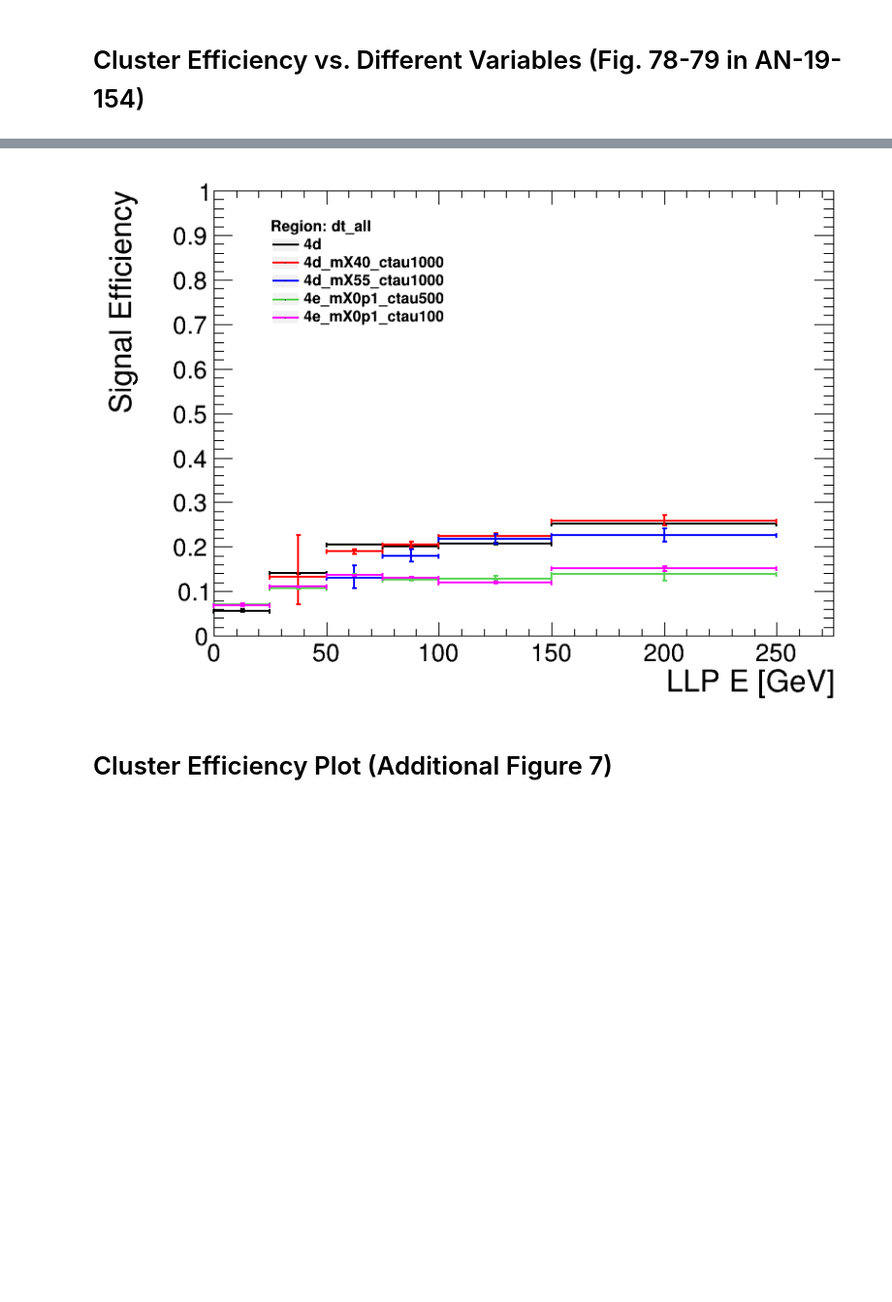
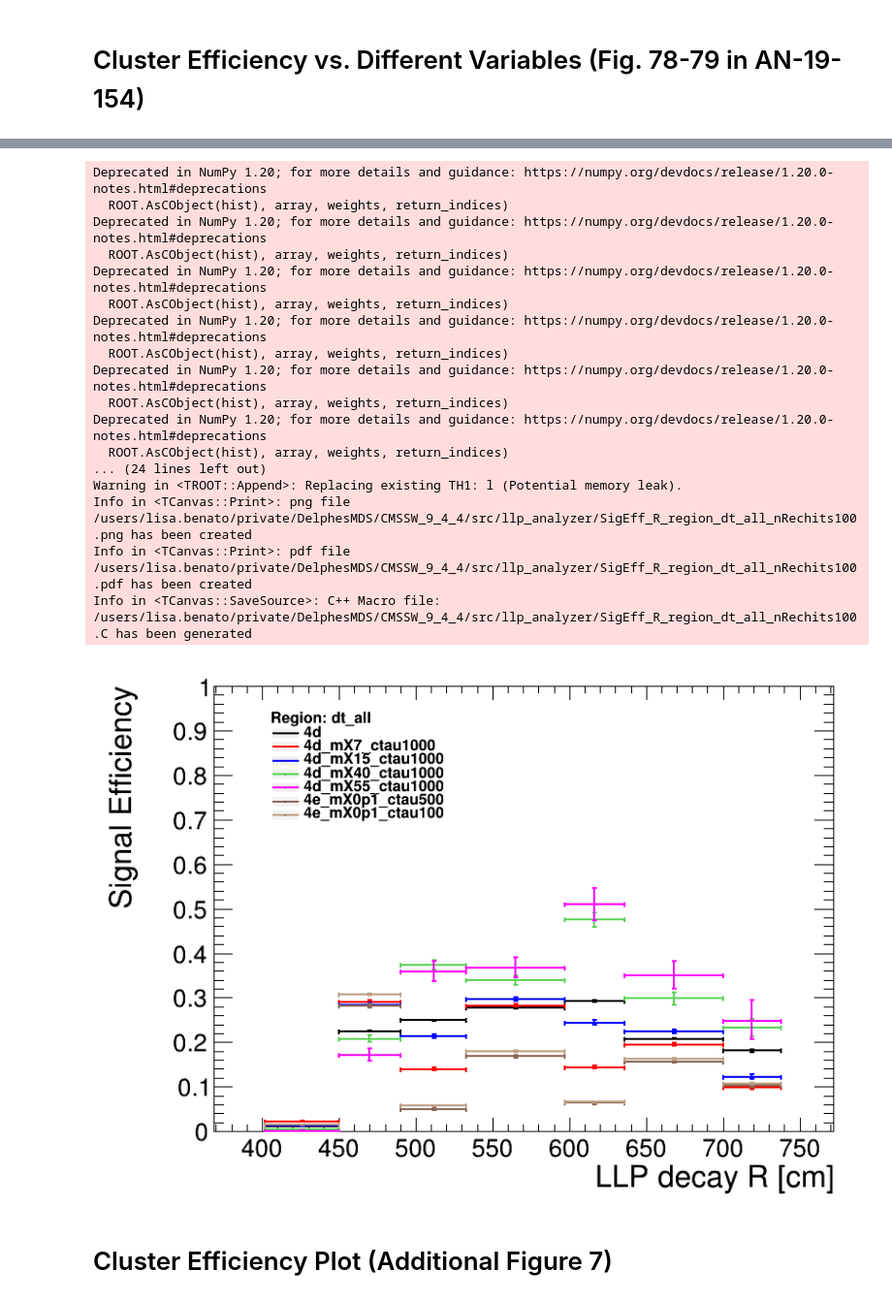
Before and after one commit to lbenato/delayed_jet_analyzer, a Jupyter notebook: plot_scripts/MuonSystem_Analysis/csc/supplementary_materials/MuonSystem_plots-DT-clusterEfficiency_L.ipynb, the cells around one changed output, grey strips where cells are left out. Shown at 97% size. Cells and saved outputs as stored; diff of their text form; code cells hidden in the pictures; blank space fills up the shorter version.

```diff
--- a/plot_scripts/MuonSystem_Analysis/csc/supplementary_materials/MuonSystem_plots-DT-clusterEfficiency_L.ipynb
+++ b/plot_scripts/MuonSystem_Analysis/csc/supplementary_materials/MuonSystem_plots-DT-clusterEfficiency_L.ipynb
@@ -321,6 +359,7 @@ for k, T in tree.items():
 
     #TODO: here LLP in DT acceptance (MB2, MB3, MB4)
     sel_llp = (np.abs(gLLP_eta) < 2.4) & (gLLP_r < mb4_rmax) & (np.abs(gLLP_z) < w2_zmax)
+    #perhaps drop this: LLPs with radial distance before mb1 can create clusters actually!
     sel_llp = sel_llp & (np.abs(gLLP_r) > mb1_rmin)
 
     sel_ev = ak.sum(sel_llp, axis=1) == 1
@@ -452,10 +491,10 @@ for k, T in tree.items():
     sel_ev = sel_ev & (ak.sum(sel_rechitcluster, axis=1) == 1)
     print("events passing: ",ak.sum(sel_ev))
     #suppressing cosmics?
-    #sel_ev = sel_ev & (arr(T,"nDtStations25") < 3)
-    #sel_ev = sel_ev & (arr(T,"nDtWheels25") < 3)
-    #print("events passing cosmic?: ",ak.sum(sel_ev))
-    print("nCluster after selections: ",ak.sum(sel_rechitcluster, axis=1)[sel_ev])
+    sel_ev_tmp = sel_ev & (arr(T,"nDtStations25") < 3)
+    sel_ev_tmp = sel_ev & (arr(T,"nDtWheels25") < 3)
+    print("events passing cosmic?: ",ak.sum(sel_ev_tmp),ak.sum(sel_ev_tmp)/ak.sum(sel_ev))
+    #print("nCluster after selections: ",ak.sum(sel_rechitcluster, axis=1)[sel_ev])
 
     # Per-event after cluster selection (flat; do NOT flatten)
     dt_stations[k] = arr(T,"nDtStations25")[sel_ev]
@@ -473,8 +512,8 @@ for k, T in tree.items():
     cluster_llp_time[k] = np.sqrt(clusterR[k] ** 2 + clusterZ[k] ** 2) * (1.0 / np.abs(beta_flat) - 1.0) / 30.0
 
     cluster_llp_eta[k] = ak.flatten(np.abs(arr(T, f'{pref}_match_gLLP_eta')[sel_rechitcluster][sel_ev]))
-    print("cluster eta ",cluster_llp_eta[k])
-    print("llp eta ",llp_eta[k])
+    #print("cluster eta ",cluster_llp_eta[k])
+    #print("llp eta ",llp_eta[k])
     clusterEta[k] = ak.flatten(np.abs(arr(T, f'{pref}Eta')[sel_rechitcluster][sel_ev]))
     clusterSize[k] = ak.flatten(arr(T, f'{pref}Size')[sel_rechitcluster][sel_ev])
 
@@ -679,7 +741,8 @@ bins = [[60,0,700], [70, 400, 1275], [0, 25,50,75,100, 150,250], [25,0,500],[25,
 
 #L:
 bins = [
-    [25,0,1000],#0
+    #[25,0,1000],#0
+    [300,mb1_rmin,mb1_rmax,mb2_rmin,mb2_rmax,mb3_rmin,mb3_rmax,mb4_rmin,mb4_rmax,1000],
     [20, 0, 1000],#1
     [0, 25,50,75,100, 150,250], #2
     [25,0,500],#3
@@ -756,7 +819,7 @@ assert(len(denominator)==len(numerator)==len(bins)==len(xaxis))
 index = 2 #LLP E
 #index = 13#LLP EM E
 #index = 17#LLP Had E
-#index = 0 #R
+index = 0 #R
 #index = 1 #Z
 
 hm = {}
@@ -770,7 +833,16 @@ leg.SetTextSize(0.03)
 leg.SetBorderSize(0)
 leg.SetEntrySeparation(0.01)
 j = 0
-plot_keys = ['4d','4d_mX40_ctau1000','4d_mX55_ctau1000','4e_mX0p1_ctau500','4e_mX0p1_ctau100']
+plot_keys = [
+    '4d',
+    '4d_mX7_ctau1000',
+    '4d_mX15_ctau1000',
+    '4d_mX40_ctau1000',
+    '4d_mX55_ctau1000',
+    '4e_mX0p1_ctau500',
+    '4e_mX0p1_ctau100']
+
+#plot_keys = tree.keys()
 for i, m in enumerate(plot_keys):#enumerate(tree.keys()):
     print(m)
 #
@@ -974,4 +1050,21 @@ Info in <TCanvas::SaveSource>: C++ Macro file: /users/lisa.benato/private/Delphe
+Deprecated in NumPy 1.20; for more details and guidance: https://numpy.org/devdocs/release/1.20.0-notes.html#deprecations
+  ROOT.AsCObject(hist), array, weights, return_indices)
+Deprecated in NumPy 1.20; for more details and guidance: https://numpy.org/devdocs/release/1.20.0-notes.html#deprecations
+  ROOT.AsCObject(hist), array, weights, return_indices)
+Deprecated in NumPy 1.20; for more details and guidance: https://numpy.org/devdocs/release/1.20.0-notes.html#deprecations
+  ROOT.AsCObject(hist), array, weights, return_indices)
+Deprecated in NumPy 1.20; for more details and guidance: https://numpy.org/devdocs/release/1.20.0-notes.html#deprecations
+  ROOT.AsCObject(hist), array, weights, return_indices)
+Deprecated in NumPy 1.20; for more details and guidance: https://numpy.org/devdocs/release/1.20.0-notes.html#deprecations
+  ROOT.AsCObject(hist), array, weights, return_indices)
+Deprecated in NumPy 1.20; for more details and guidance: https://numpy.org/devdocs/release/1.20.0-notes.html#deprecations
+  ROOT.AsCObject(hist), array, weights, return_indices)
+... (24 lines left out)
+Warning in <TROOT::Append>: Replacing existing TH1: l (Potential memory leak).
+Info in <TCanvas::Print>: png file /users/lisa.benato/private/DelphesMDS/CMSSW_9_4_4/src/llp_analyzer/SigEff_R_region_dt_all_nRechits100.png has been created
+Info in <TCanvas::Print>: pdf file /users/lisa.benato/private/DelphesMDS/CMSSW_9_4_4/src/llp_analyzer/SigEff_R_region_dt_all_nRechits100.pdf has been created
+Info in <TCanvas::SaveSource>: C++ Macro file: /users/lisa.benato/private/DelphesMDS/CMSSW_9_4_4/src/llp_analyzer/SigEff_R_region_dt_all_nRechits100.C has been generated
-[figure, old version]
+[figure, new version]
 # %% [markdown]
 # Cluster Efficiency Plot (Additional Figure 7)
 # %% [markdown]
```
Also changed, not shown: parts of 17 cells of this notebook.
